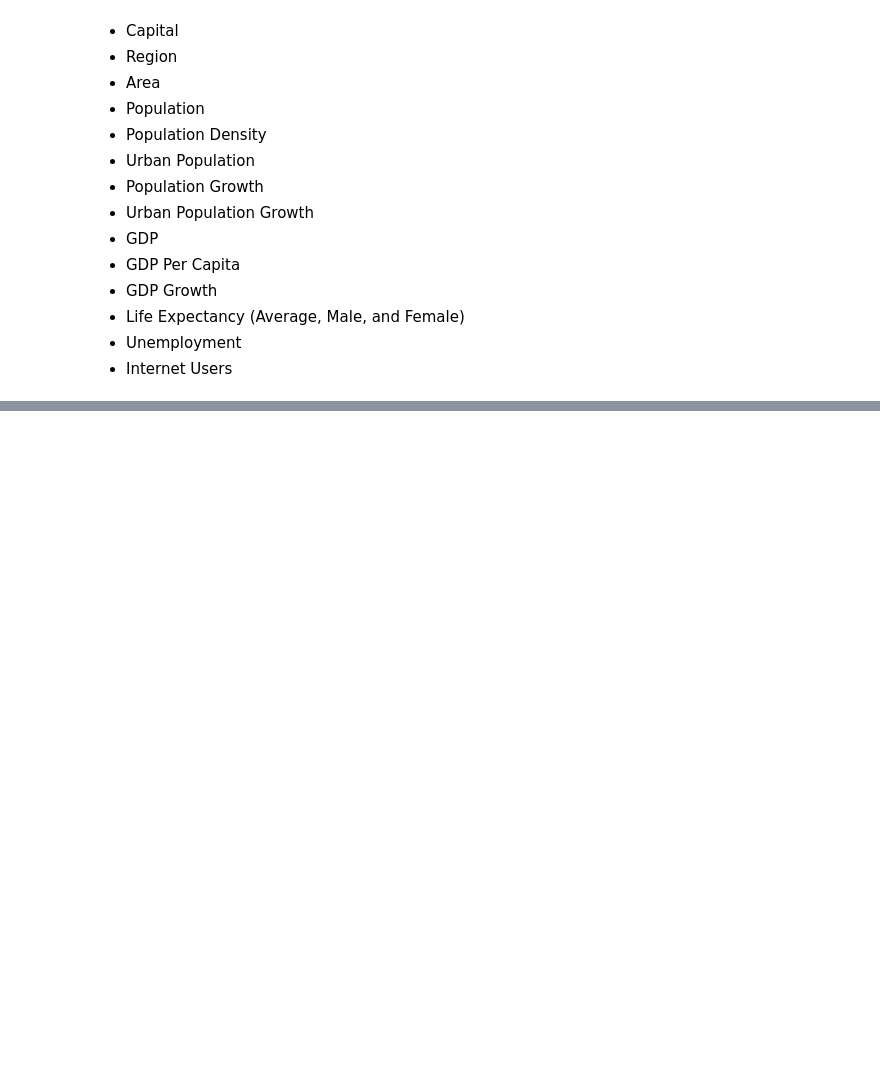
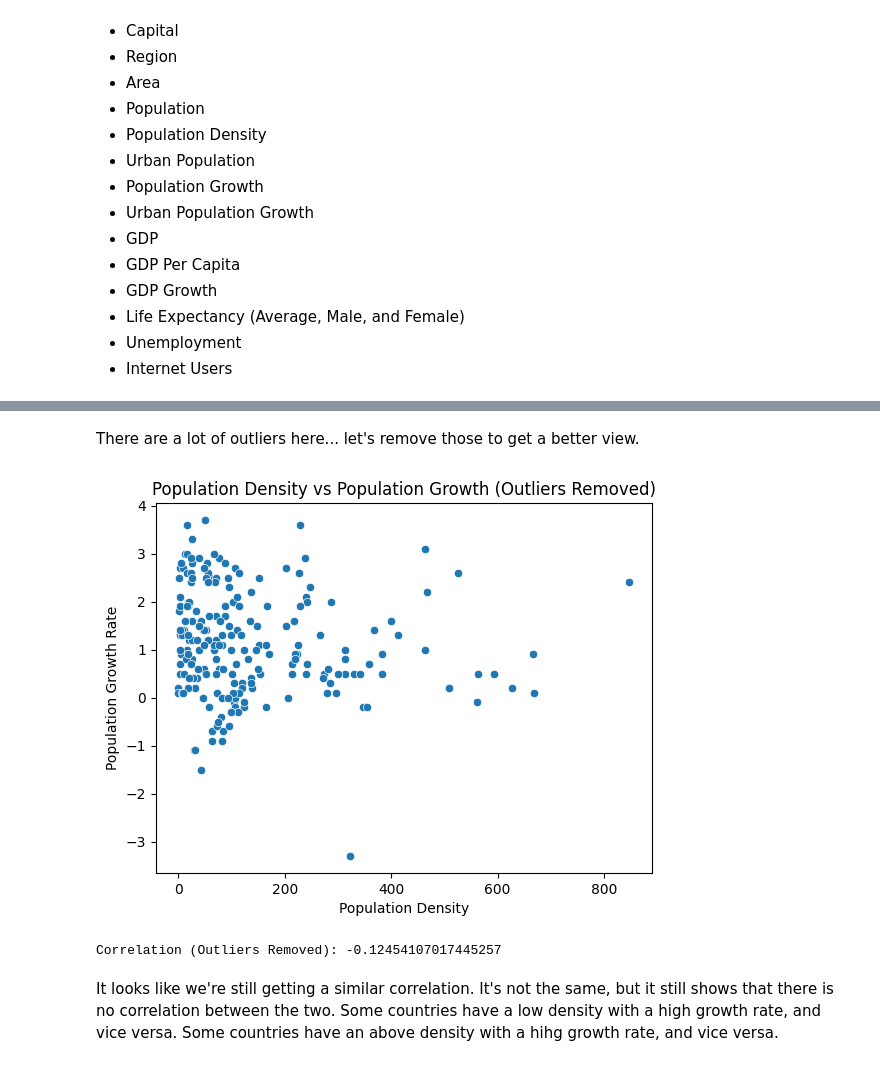
Before and after one commit to McMeans/ds2002_project1, a Jupyter notebook: project.ipynb, the cells around one changed output, grey strips where cells are left out. Cells and saved outputs as stored; diff of their text form; code cells hidden in the pictures; blank space fills up the shorter version.

```diff
--- a/project.ipynb
+++ b/project.ipynb
@@ -370,0 +459,21 @@ merged_df
+# %% [markdown]
+There are a lot of outliers here... let's remove those to get a better view.
+# %%
+# remove outliers from the dataset
+temp_df = merged_df[(merged_df['pop_density'] < 1000) & (merged_df['pop_growth'] < 10)]
+
+# plot population density and pop growth without outliers
+sns.scatterplot(data=temp_df, x='pop_density', y='pop_growth')
+plt.title('Population Density vs Population Growth (Outliers Removed)')
+plt.xlabel('Population Density')
+plt.ylabel('Population Growth Rate')
+plt.show()
+
+# calculate and print correlation without outliers
+correlation = temp_df['pop_density'].corr(temp_df['pop_growth'])
+print(f"Correlation (Outliers Removed): {correlation}")
+# %% [output]
+[figure, added]
+Correlation (Outliers Removed): -0.12454107017445257
+# %% [markdown]
+It looks like we're still getting a similar correlation. It's not the same, but it still shows that there is no correlation between the two. Some countries have a low density with a high growth rate, and vice versa. Some countries have an above density with a hihg growth rate, and vice versa.
```
Also changed, not shown: parts of 13 cells of this notebook, 2 other files.
